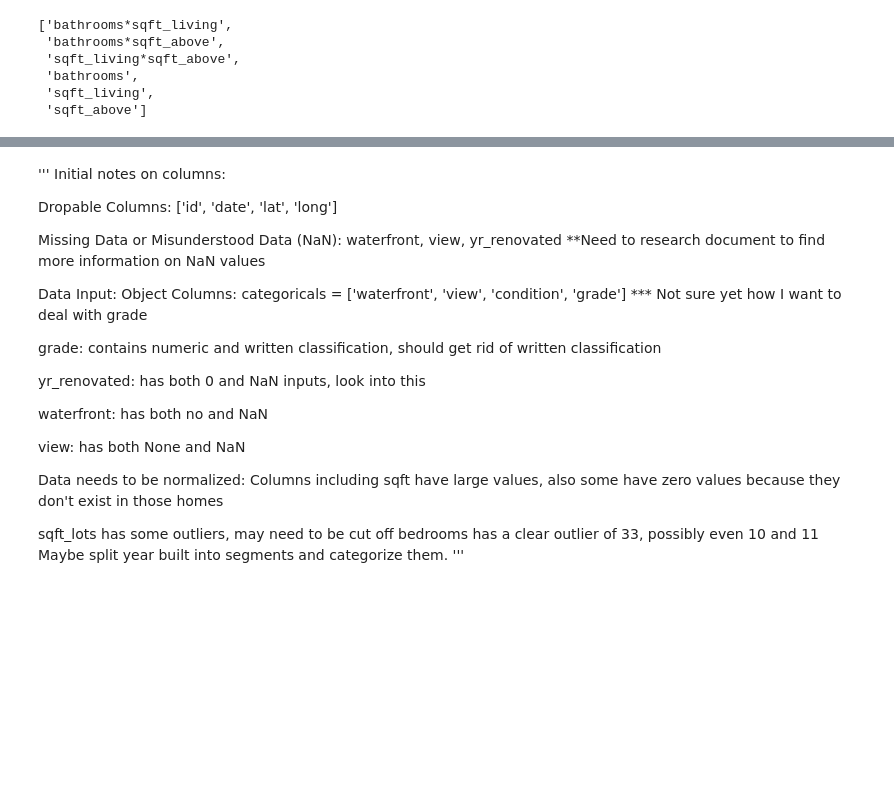
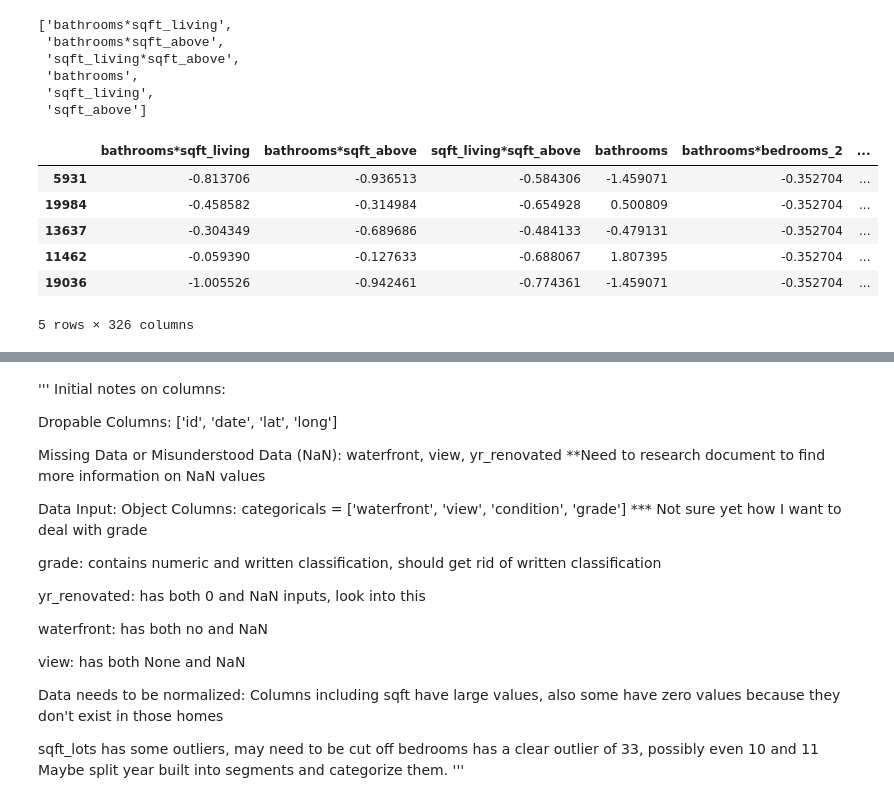
Before and after one commit to cschneck7/phase-2-project, a Jupyter notebook: EDA_notebook.ipynb, the cells around one changed output, grey strips where cells are left out. Saved outputs shown, nothing was run; the diff lists cells and outputs as text; code cells hidden in the pictures; blank space fills up the shorter version.

Commit message:
Finished fourth model

```diff
--- a/EDA_notebook.ipynb
+++ b/EDA_notebook.ipynb
@@ -677,7 +676,7 @@ a
  ('sqft_living', 'sqft_above')]
 # %%
 names = []
-for comb in a:
+for comb in combs:
     print(comb)
     names.append(comb[0] + '*' + comb[1])
 names = names + continuous
@@ -705,23 +704,23 @@ def create_all_interactions(X_train, X_train_OHE, continuous):
     '''
     from sklearn.preprocessing import PolynomialFeatures
     from sklearn.preprocessing import StandardScaler
+    from itertools import combinations
 
-#     creatures dataframe for continuous variables to have interactions created between
+#     creatures dataframe of unstandardized continuous variables
     unstandardized_cont_features = X_train[continuous]
 
-#     Drops continuous columns to later be concatenated to new variables
+#     Pulls OHE features from dataframe
     OHE_features = X_train_OHE.drop(columns=continuous, axis=1)
 
-    df_for_poly = pd.concat(unstandardized_cont_features)
+#     Creates dataframe of features for interactions
+    features_for_poly = pd.concat([unstandardized_cont_features, OHE_features], axis=1)
+
 #     Creatures PolynomialFeatures model, of degree 2 and
 #     only between features
     poly = PolynomialFeatures(degree=2, interaction_only=True)
 
 #     Creates interactions
     X_train_interactions = poly.fit_transform(features_for_poly)
-
-#     Standardizes Interaction columns
-    X_train_interactions_stand = StandardScaler().fit_transform(X_train_interactions)
 
 #     Gets feature names described by fit
     feature_names = poly.get_feature_names()
@@ -748,8 +747,42 @@ def create_all_interactions(X_train, X_train_OHE, continuous):
         column_names.append(new_name)
 
 #      Creates a dataframe of new features and drops the intercept column of 1's
-    interaction_df = (pd.DataFrame(X_train_interactions_stand, columns=column_names,
+    interactions_df = (pd.DataFrame(X_train_interactions, columns=column_names,
                                    index=X_train.index).drop(columns='const', axis=1))
 
+#     Drops all columns of all zeros
+    interactions_df = interactions_df.loc[:, (interactions_df!=0).any(axis=0)]
+
+#     Gets column names of continuous variables to standardize
+    combs = combinations(continuous, 2)
+    cols_to_standardize = []
+    for comb in combs:
+        cols_to_standardize.append(comb[0] + '*' + comb[1])
+    for cont in continuous:
+        cols_to_standardize.append(cont)
+        for ohe in OHE_features.columns:
+            cols_to_standardize.append(cont + '*' + ohe)
+
+#     Standardizes continuous columns
+    cols_to_standardize_df = interactions_df[cols_to_standardize]
+    X_train_interactions_stand = StandardScaler().fit_transform(cols_to_standardize_df)
+    X_train_interactions_stand_df =  (pd.DataFrame(X_train_interactions_stand,
+                                                   columns=cols_to_standardize_df.columns,
+                                                   index=X_train.index))
+
+#     Gets only interactions between OHE variables
+    X_train_OHE_interactions = interactions_df.drop(columns=cols_to_standardize, axis=1)
+
 #     returns concatenated standardized interaction df and OHE df
-    return pd.concat([interaction_df, OHE_features], axis=1)
+    return pd.concat([X_train_interactions_stand_df, X_train_OHE_interactions], axis=1)
+# %%
+X_train_model4 = create_all_interactions(X_train, X_train_model2, continuous)
+X_train_model4.head()
+# %% [output]
+|  | bathrooms*sqft_living | bathrooms*sqft_above | sqft_living*sqft_above | bathrooms | bathrooms*bedrooms_2 | ... |
+| 5931 | -0.813706 | -0.936513 | -0.584306 | -1.459071 | -0.352704 | ... |
+| 19984 | -0.458582 | -0.314984 | -0.654928 | 0.500809 | -0.352704 | ... |
+| 13637 | -0.304349 | -0.689686 | -0.484133 | -0.479131 | -0.352704 | ... |
+| 11462 | -0.059390 | -0.127633 | -0.688067 | 1.807395 | -0.352704 | ... |
+| 19036 | -1.005526 | -0.942461 | -0.774361 | -1.459071 | -0.352704 | ... |
+5 rows × 326 columns
```
Also changed, not shown: parts of 4 cells of this notebook.
